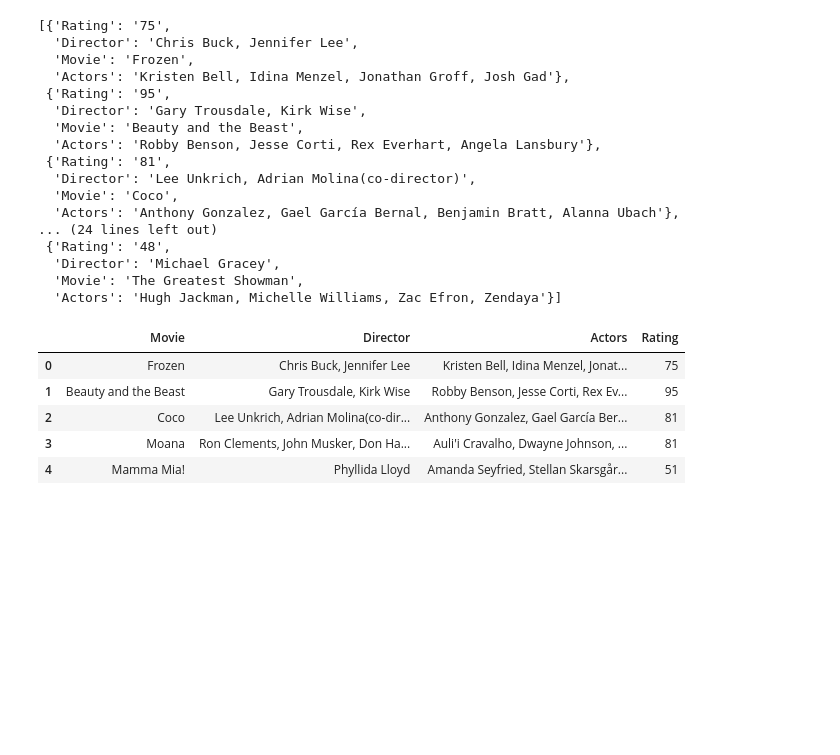
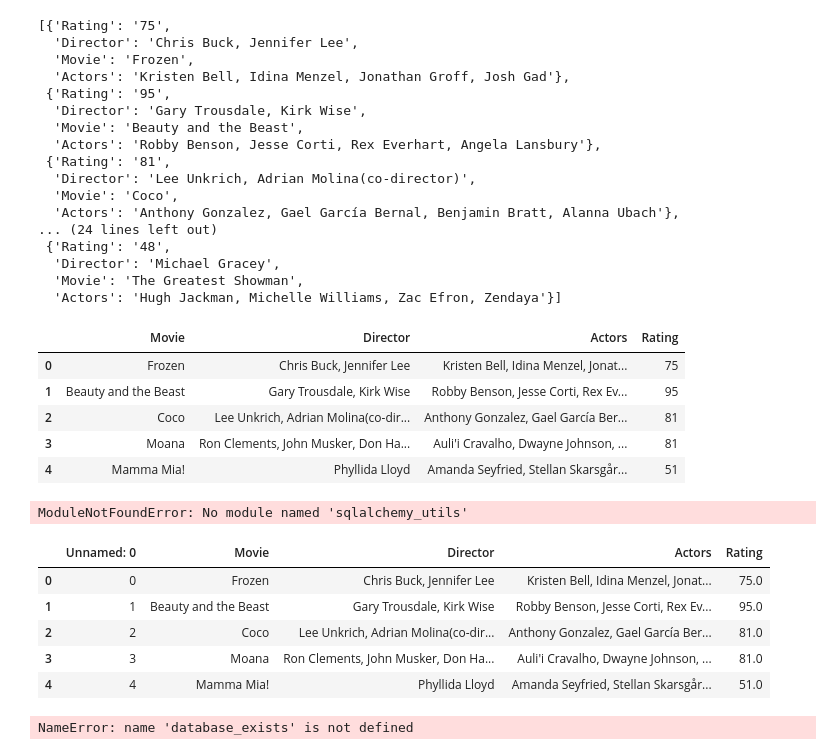
Before and after one commit to emedina2/ETL_Project_Team_5, a Jupyter notebook: Resources/EM_Notebook.ipynb, the cells around one changed output. Saved outputs shown, nothing was run; the diff lists cells and outputs as text; code cells hidden in the pictures; blank space fills up the shorter version.

```diff
--- a/Resources/EM_Notebook.ipynb
+++ b/Resources/EM_Notebook.ipynb
@@ -144,3 +144,21 @@ new_movie_data_df.head()
 | 2 | Coco | Lee Unkrich, Adrian Molina(co-dir... | Anthony Gonzalez, Gael García Ber... | 81 |
 | 3 | Moana | Ron Clements, John Musker, Don Ha... | Auli'i Cravalho, Dwayne Johnson, ... | 81 |
 | 4 | Mamma Mia! | Phyllida Lloyd | Amanda Seyfried, Stellan Skarsgår... | 51 |
+# %%
+import sqlalchemy
+from sqlalchemy import create_engine
+from sqlalchemy_utils import database_exists, create_database
+engine = create_engine(f'postgresql://{postgres_connection_string}')
+# %% [output]
+ModuleNotFoundError: No module named 'sqlalchemy_utils'
+# %%
+csv_df = 'new_movie_data_df.csv'
+new_movie_data_df = pd.read_csv(csv_df)
+new_movie_data_df.head()
+# %% [output]
+|  | Unnamed: 0 | Movie | Director | Actors | Rating |
+| 0 | 0 | Frozen | Chris Buck, Jennifer Lee | Kristen Bell, Idina Menzel, Jonat... | 75.0 |
+| 1 | 1 | Beauty and the Beast | Gary Trousdale, Kirk Wise | Robby Benson, Jesse Corti, Rex Ev... | 95.0 |
+| 2 | 2 | Coco | Lee Unkrich, Adrian Molina(co-dir... | Anthony Gonzalez, Gael García Ber... | 81.0 |
+| 3 | 3 | Moana | Ron Clements, John Musker, Don Ha... | Auli'i Cravalho, Dwayne Johnson, ... | 81.0 |
+| 4 | 4 | Mamma Mia! | Phyllida Lloyd | Amanda Seyfried, Stellan Skarsgår... | 51.0 |
@@ -146,0 +167,10 @@ new_movie_data_df.head()
+# %%
+# Create database if it does not exist.
+if not database_exists(engine.url):
+    create_database(engine.url)
+else:
+    # Connect the database if exists.
+    engine.connect()
+new_movie_data_df.to_sql(name = "Movie_Info", con=engine, if_exists='replace', index = False)
+# %% [output]
+NameError: name 'database_exists' is not defined
```
Also changed, not shown: parts of 2 cells of this notebook, 2 other files.
